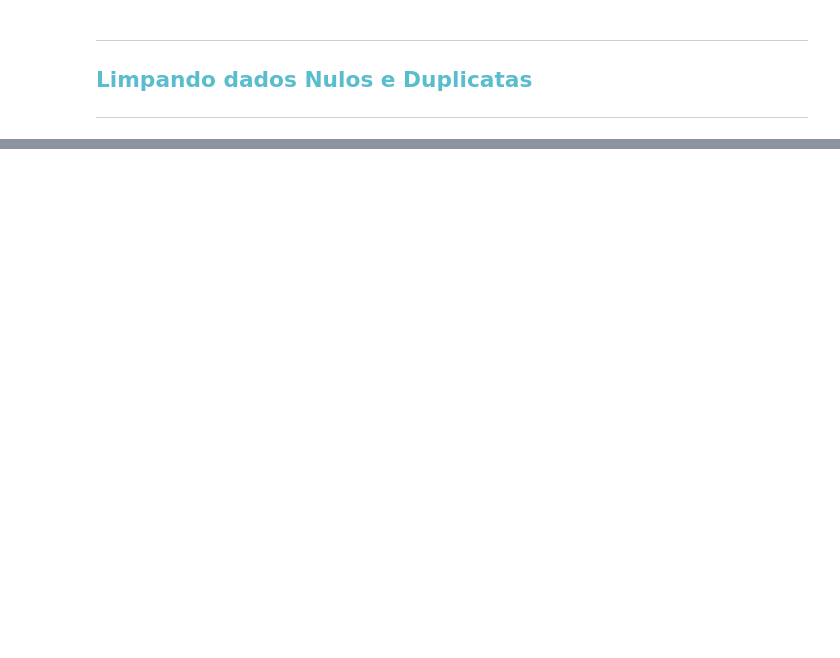
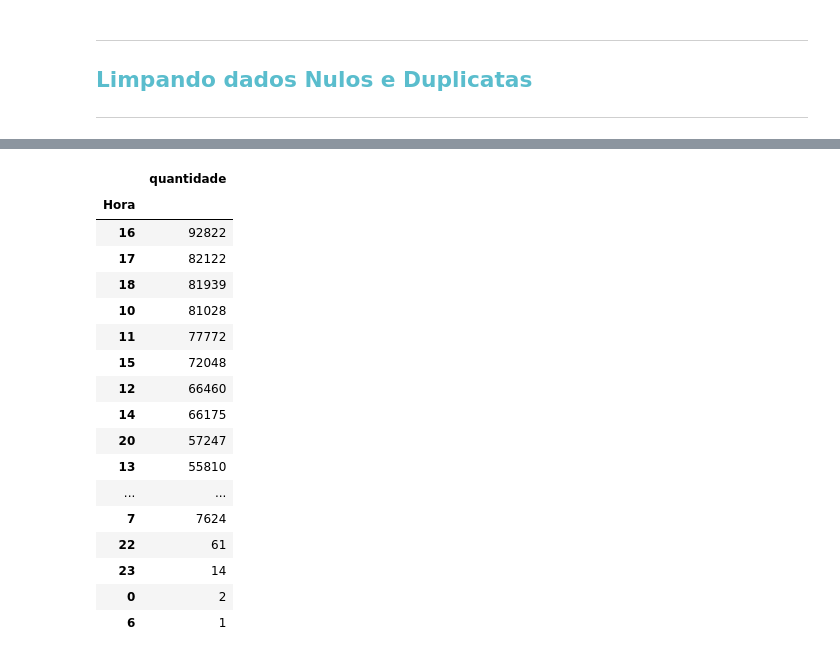
Before and after one commit to MiguelFreire-bit/Explorar_Biblioteca_UFRN, a Jupyter notebook: Explorar_Biblioteca_UFRN.ipynb, the cells around one changed output, grey strips where cells are left out. Saved outputs shown, nothing was run; the diff lists cells and outputs as text; code cells hidden in the pictures; blank space fills up the shorter version.

```diff
--- a/Explorar_Biblioteca_UFRN.ipynb
+++ b/Explorar_Biblioteca_UFRN.ipynb
@@ -128,0 +260,31 @@ df.drop_duplicates(inplace=True)
+# %%
+#separando os horários
+df['hora_emprestimo'] = df['data_emprestimo'].dt.hour.astype(int)
+
+#contando quantos empréstimos por hora
+filmes_por_hora = df.groupby('hora_emprestimo')['id_exemplar'].count()
+
+# Tabela com o movimento em cada horário
+filmes_por_hora = filmes_por_hora.to_frame()
+filmes_por_hora.index.name = 'Hora'
+filmes_por_hora.columns = ['quantidade']
+filmes_por_hora.sort_values(by='quantidade', ascending=False)
+# %% [output]
+|  | quantidade |
+| Hora |  |
+| 16 | 92822 |
+| 17 | 82122 |
+| 18 | 81939 |
+| 10 | 81028 |
+| 11 | 77772 |
+| 15 | 72048 |
+| 12 | 66460 |
+| 14 | 66175 |
+| 20 | 57247 |
+| 13 | 55810 |
+| ... | ... |
+| 7 | 7624 |
+| 22 | 61 |
+| 23 | 14 |
+| 0 | 2 |
+| 6 | 1 |
```
Also changed, not shown: parts of 15 cells of this notebook.
